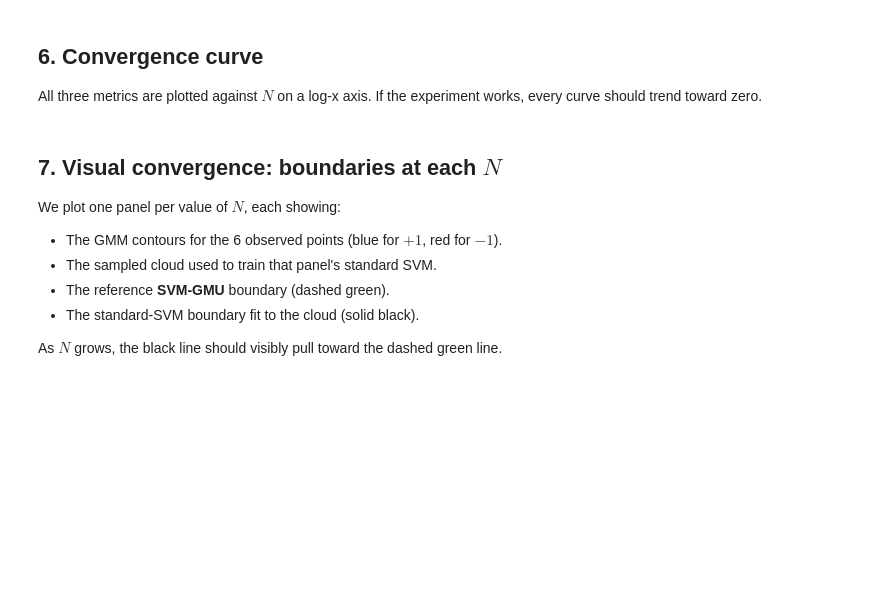
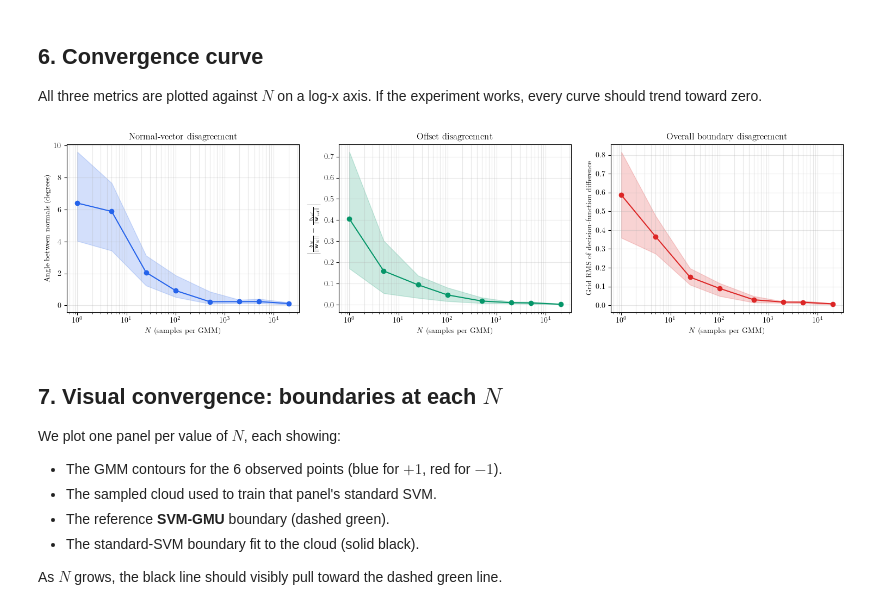
Before and after one commit to SushrutGaikwad/svm-gmu, a Jupyter notebook: experiments/svm_gmu_convergence.ipynb, the cells around one changed output. Drawn from its saved outputs; the diff is of its cells as text; code cells hidden in the pictures; blank space fills up the shorter version.

Commit message:
experiments: Exp 2 notebook runs full 30-seed sweep (cached), saves both figures

```diff
--- a/experiments/svm_gmu_convergence.ipynb
+++ b/experiments/svm_gmu_convergence.ipynb
@@ -71,7 +76,10 @@ We use the exact same dataset as `examples/close_separable.ipynb`: 6 observed po
 # %%
 X, y = C.X, C.y
 # %%
-sample_uncertainty = C.SAMPLE_UNCERTAINTY
+# Bind SAMPLE_UNCERTAINTY (the name the inlined sweep functions use) and keep
+# the lowercase alias for the rest of the notebook.
+SAMPLE_UNCERTAINTY = C.SAMPLE_UNCERTAINTY
+sample_uncertainty = SAMPLE_UNCERTAINTY
 # %% [markdown]
 ## 3. Reference SVM-GMU Boundary
 
@@ -168,40 +275,12 @@ print(f"Reference SVM-GMU:  w = {w_ref},  b = {b_ref:.4f}")
 
 All three metrics are plotted against $N$ on a log-x axis. If the experiment works, every curve should trend toward zero.
 # %%
-Ns = np.array([r['N'] for r in records], dtype=float)
-angles = np.array([r['angle_deg'] for r in records])
-offsets = np.array([r['offset_diff'] for r in records])
-rms = np.array([r['grid_rms'] for r in records])
-
-fig, axes = plt.subplots(1, 3, figsize=(15, 4))
-
-axes[0].plot(Ns, angles, marker="o", color="#2563eb")
-axes[0].set_xscale("log")
-axes[0].set_xlabel(r"$N$ (samples per GMM)")
-axes[0].set_ylabel("Angle between normals (degrees)")
-axes[0].set_title("Normal-vector disagreement")
-axes[0].grid(True, which="both", alpha=0.3)
-
-axes[1].plot(Ns, offsets, marker="o", color="#059669")
-axes[1].set_xscale("log")
-axes[1].set_xlabel(r"$N$ (samples per GMM)")
-axes[1].set_ylabel(r"$\left|\frac{b_N}{\|\mathbf{w}_N\|} - \frac{b_{\text{ref}}}{\|\mathbf{w}_{\text{ref}}\|}\right|$")
-axes[1].set_title("Offset disagreement")
-axes[1].grid(True, which="both", alpha=0.3)
-
-axes[2].plot(Ns, rms, marker="o", color="#dc2626")
-axes[2].set_xscale("log")
-axes[2].set_xlabel(r"$N$ (samples per GMM)")
-axes[2].set_ylabel("Grid RMS of decision-function difference")
-axes[2].set_title("Overall boundary disagreement")
-axes[2].grid(True, which="both", alpha=0.3)
-
-# fig.suptitle(
-#     r"Standard SVM boundary approaches SVM-GMU as $N$ grows",
-#     y=1.02, fontsize=13,
-# )
-fig.tight_layout()
+# Median + inter-quartile band over 30 seeds (saved as convergence_metrics.pgf).
+fig = C.make_convergence_metrics_figure(agg)
+fig.savefig(C.GRAPHICS_DIR / "convergence_metrics.pgf", backend="pgf", bbox_inches="tight")
 plt.show()
+# %% [output]
+[figure, added]
 # %% [markdown]
 ## 7. Visual convergence: boundaries at each $N$
 
```
Also changed, not shown: parts of 7 cells of this notebook, 2 other files.
